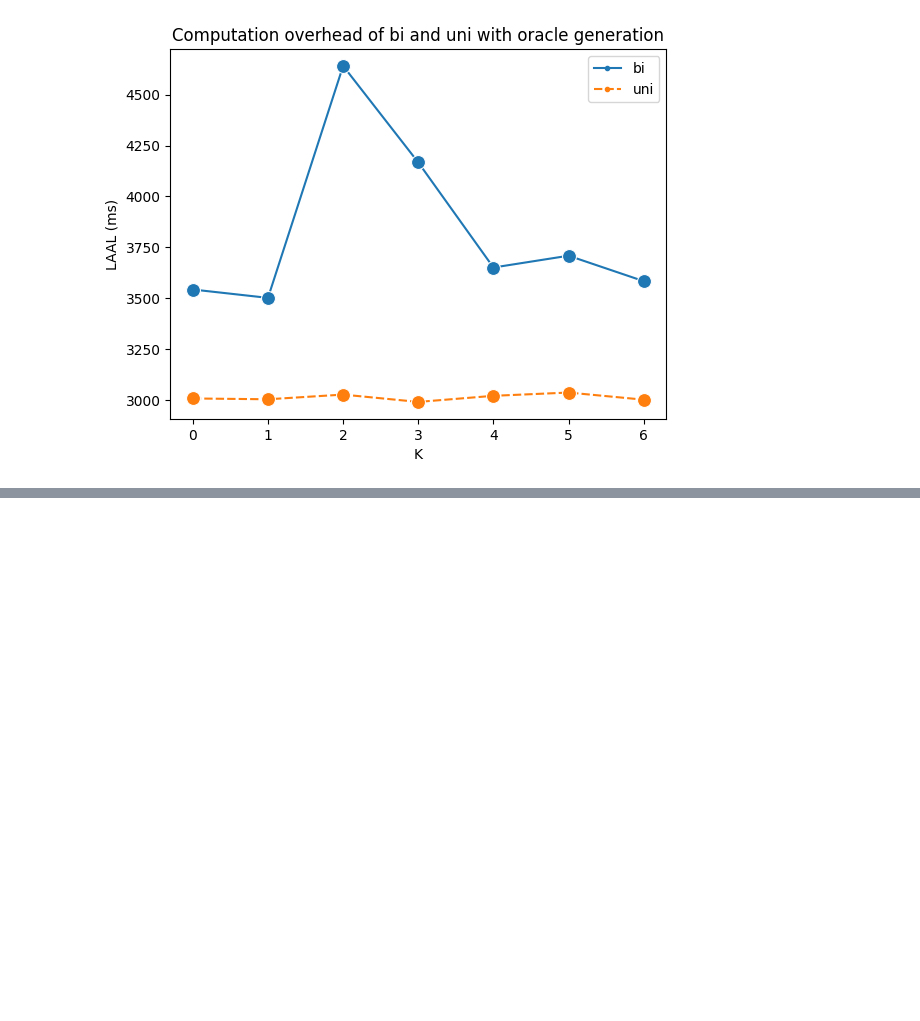
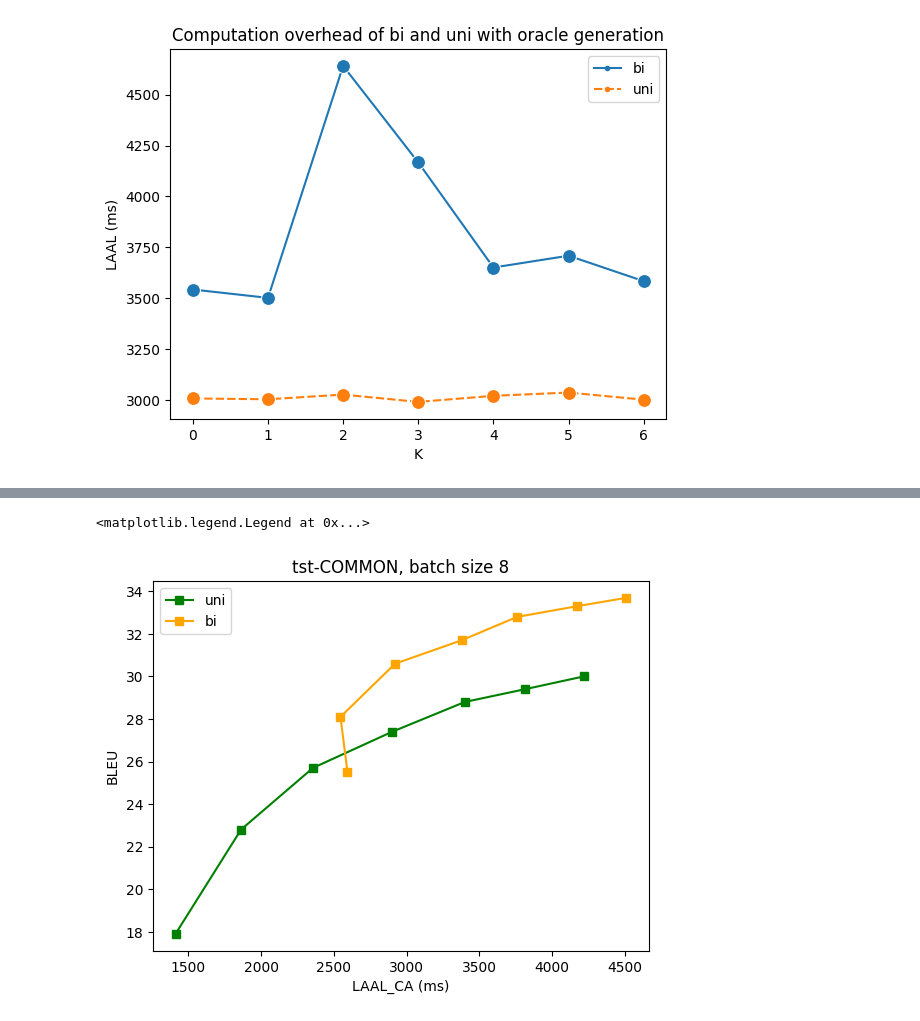
Before and after one commit to LeiLiLab/InfiniSST, a Jupyter notebook: plots/plot.ipynb, the cells around one changed output, grey strips where cells are left out. Cells and saved outputs as stored; diff of their text form; code cells hidden in the pictures; blank space fills up the shorter version.

```diff
--- a/plots/plot.ipynb
+++ b/plots/plot.ipynb
@@ -241,0 +279,29 @@ Text(0.5, 1.0, 'Computation overhead of bi and uni with oracle generation')
+# %%
+# tst-COMMON, bsz 8
+dfs = {}
+
+## uni
+df = pd.DataFrame(columns=['BLEU', 'LAAL', 'LAAL_c'])
+df['BLEU'] = [17.9, 22.8, 25.7, 27.4, 28.8, 29.4, 30.0]
+df['LAAL_CA'] = [1413, 1863, 2357, 2901, 3400, 3813, 4216]
+dfs['uni'] = df
+
+## bi
+df = pd.DataFrame(columns=['BLEU', 'LAAL', 'LAAL_c'])
+df['BLEU'] = [25.5, 28.1, 30.6, 31.7, 32.8, 33.3, 33.7]
+df['LAAL_CA'] = [2594, 2546, 2921, 3378, 3759, 4168, 4511]
+dfs['bi'] = df
+
+## plot
+for key in dfs:
+    df = dfs[key]
+    color = colors[key]
+    # plt.plot(df['LAAL'], df['BLEU'], color=color, linestyle='dotted')
+    plt.plot(df['LAAL_CA'], df['BLEU'], color=color, linestyle='solid', label=key, marker='s')
+plt.xlabel('LAAL_CA (ms)')
+plt.ylabel('BLEU')
+plt.title('tst-COMMON, batch size 8')
+plt.legend()
+# %% [output]
+<matplotlib.legend.Legend at 0x...>
+[figure, added]
```
Also changed, not shown: parts of 13 cells of this notebook, 9 other files.
